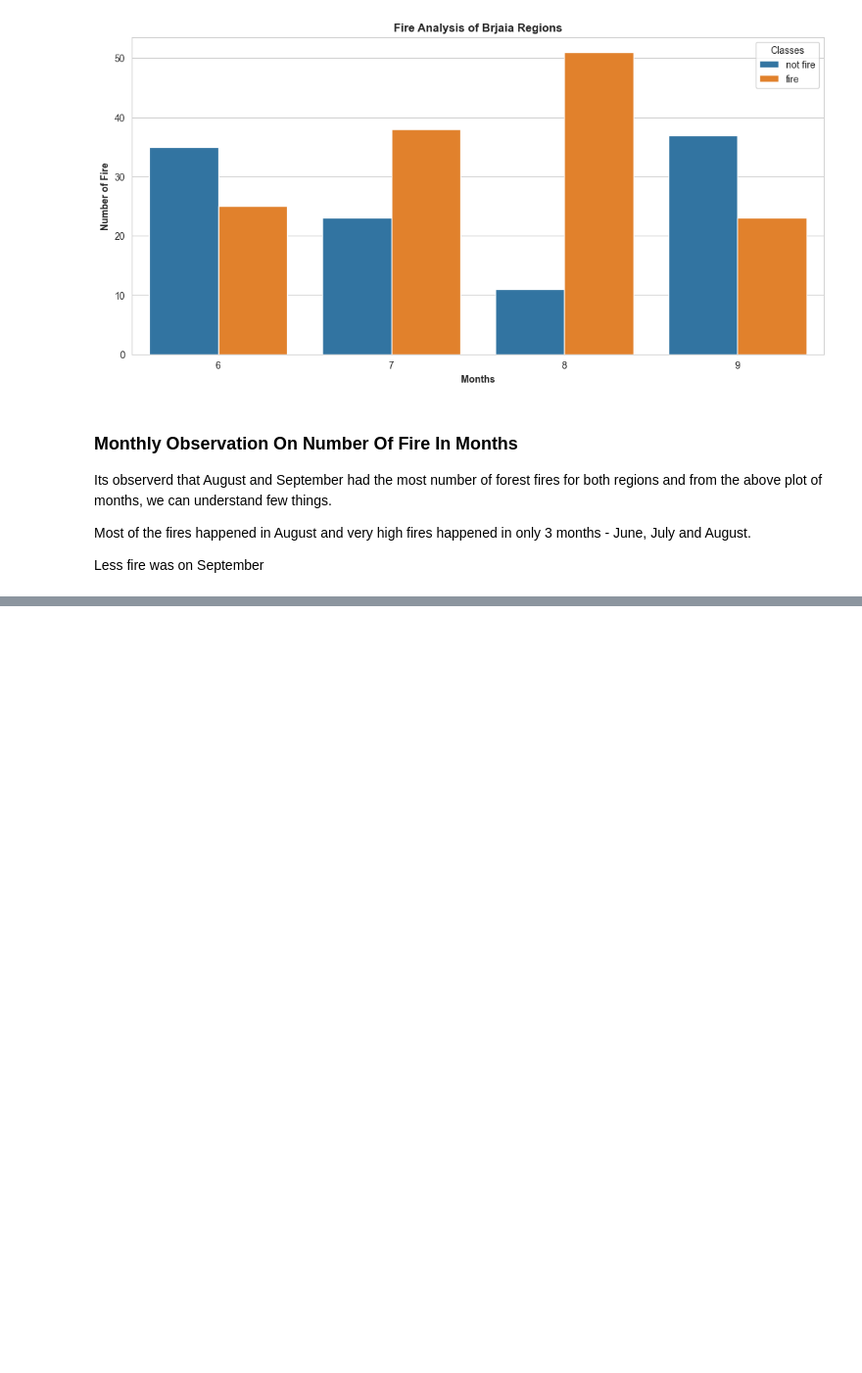
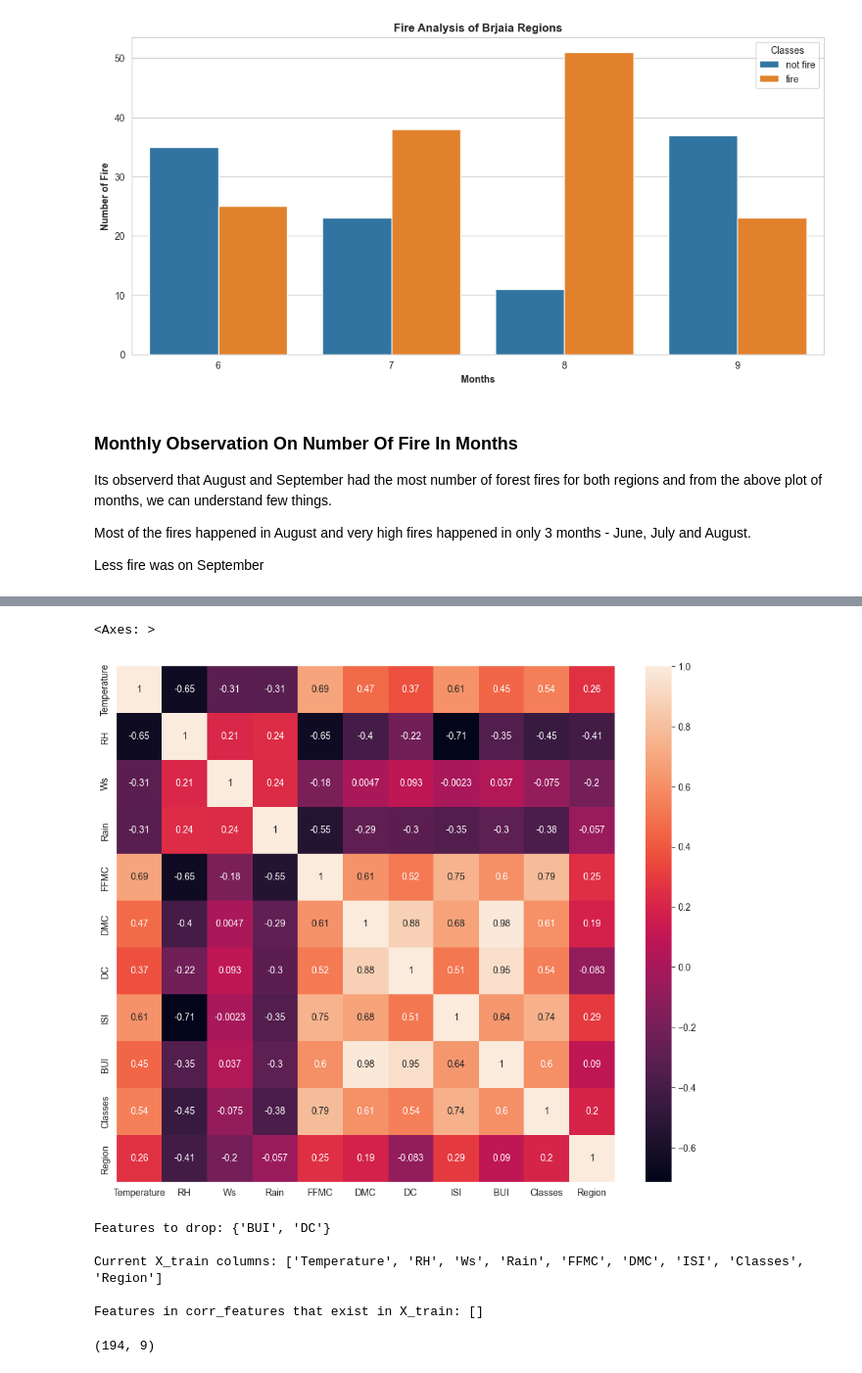
Before and after one commit to sahilDas04/Macchine_Learning, a Jupyter notebook: Ridge_Lasso_Elasticnet_Project/forest.ipynb, the cells around one changed output, grey strips where cells are left out. Shown at 98% size. Saved outputs shown, nothing was run; the diff lists cells and outputs as text; code cells hidden in the pictures; blank space fills up the shorter version.

```diff
--- a/Ridge_Lasso_Elasticnet_Project/forest.ipynb
+++ b/Ridge_Lasso_Elasticnet_Project/forest.ipynb
@@ -350,0 +365,2 @@ Less fire was on September
+# %%
+df.drop(['day', 'month', 'year'], axis=1, inplace=True)
@@ -350,0 +381,2 @@ Less fire was on September
+# %%
+df['Classes'] = np.where(df['Classes'].str.contains('not fire'), 0, 1)
@@ -350,0 +396,4 @@ Less fire was on September
+# %%
+### Independent features and dependent features
+X = df.drop('FWI', axis=1)
+y = df['FWI']
@@ -350,0 +420,2 @@ Less fire was on September
+# %%
+X_train, X_test, y_train, y_test = train_test_split(X, y, test_size=0.2, random_state=42)
@@ -350,0 +446,8 @@ Less fire was on September
+# %%
+### Check for multicollinearity
+plt.figure(figsize=(12, 10))
+corr = X_train.corr()
+sns.heatmap(corr, annot=True)
+# %% [output]
+<Axes: >
+[figure, added]
@@ -350,0 +467,11 @@ Less fire was on September
+# %%
+### Check which features are identified for removal
+print("Features to drop:", corr_features)
+print("\nCurrent X_train columns:", X_train.columns.tolist())
+print("\nFeatures in corr_features that exist in X_train:", [f for f in corr_features if f in X_train.columns])
+# %% [output]
+Features to drop: {'BUI', 'DC'}
+
+Current X_train columns: ['Temperature', 'RH', 'Ws', 'Rain', 'FFMC', 'DMC', 'ISI', 'Classes', 'Region']
+
+Features in corr_features that exist in X_train: []
@@ -350,0 +482,4 @@ Less fire was on September
+# %%
+X_train.shape
+# %% [output]
+(194, 9)
```
Also changed, not shown: parts of 24 cells of this notebook.
